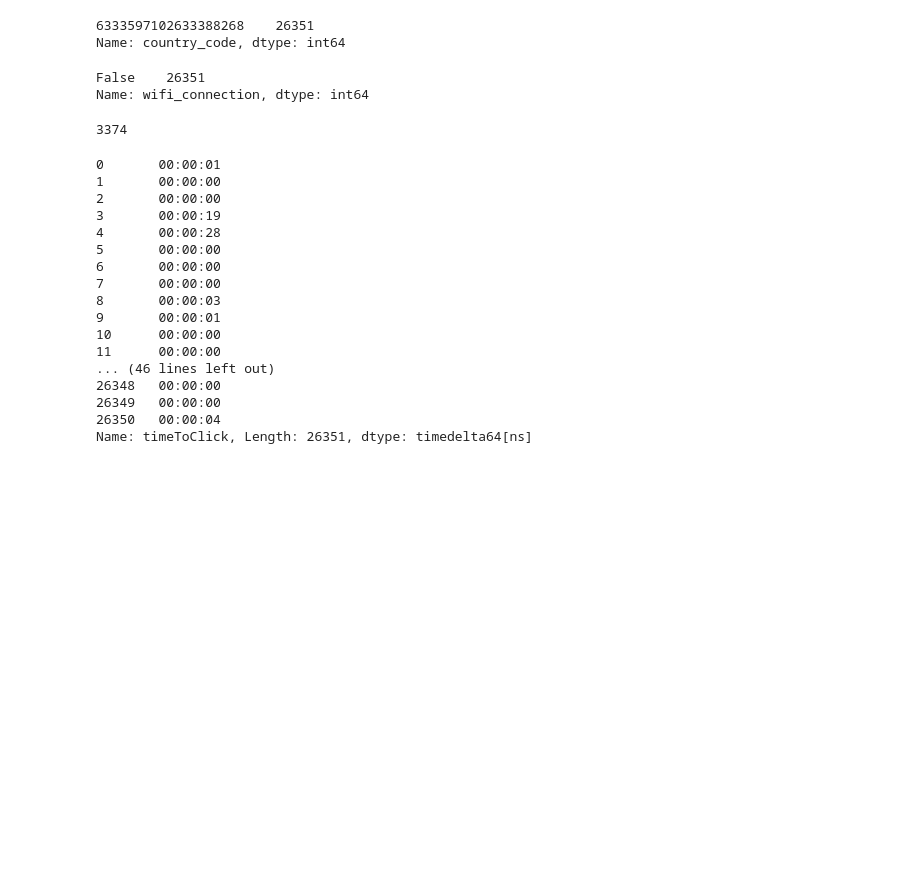
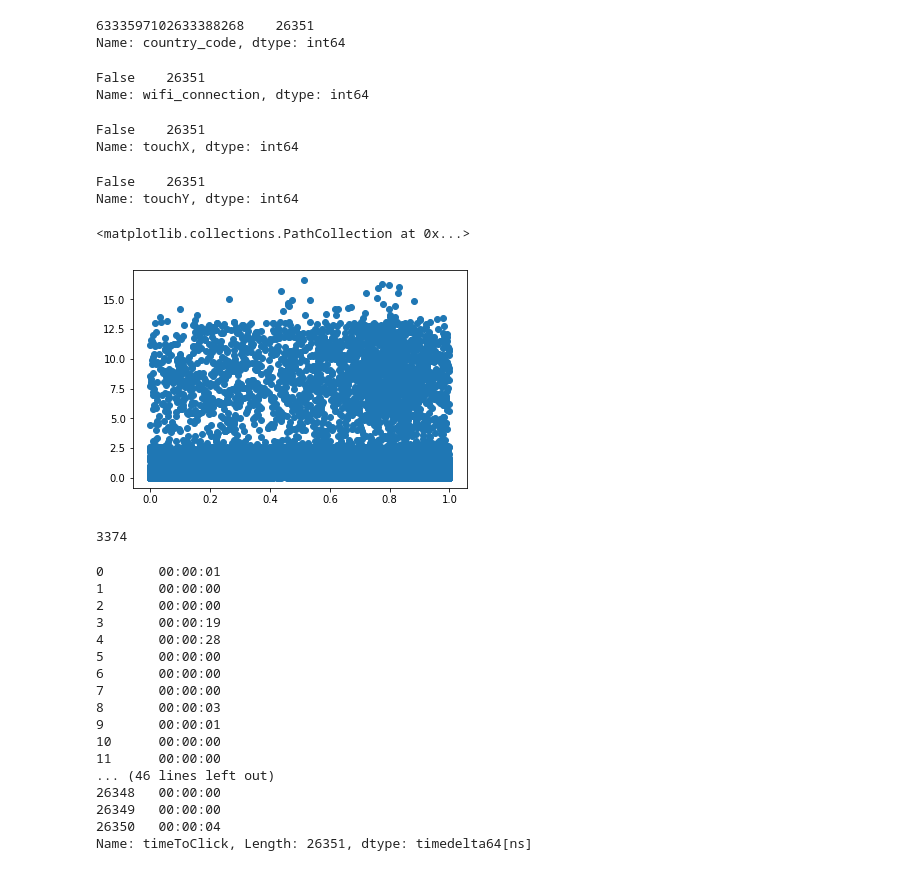
Before and after one commit to yanetrodriguez25/TpJampp, a Jupyter notebook: Tp1.ipynb, the cells around one changed output. Cells and saved outputs as stored; diff of their text form; code cells hidden in the pictures; blank space fills up the shorter version.

```diff
--- a/Tp1.ipynb
+++ b/Tp1.ipynb
@@ -234,6 +234,33 @@ df_clicks.wifi_connection.value_counts()
 # %% [output]
 False    26351
 Name: wifi_connection, dtype: int64
+# %%
+##-----------------------------------------------------------------------------------##
+## Podemos ver que para los valores de touchX y touchY hay 3340 valores nulos        ##
+## por lo que usaremos la información para realizar un gráfico de dispersión         ##
+## transformando los valores nulos a 0                                               ##
+##-----------------------------------------------------------------------------------##
+
+df_clicks.touchX.isnull().value_counts()
+# %% [output]
+False    26351
+Name: touchX, dtype: int64
+# %%
+df_clicks.touchY.isnull().value_counts()
+# %% [output]
+False    26351
+Name: touchY, dtype: int64
+# %%
+df_clicks.touchX = df_clicks.touchX.replace(np.NaN,0)
+df_clicks.touchY = df_clicks.touchY.replace(np.NaN,0)
+# %%
+plt.scatter(df_clicks.touchX, df_clicks['touchY'])
+
+## De acá observamos que la mayoría de los clicks si distribuyen en dos grupos, uno entre x=(0,1) e Y=(0,2.5) ##
+## y otro entre X=(0.7, 0.9) e Y=(5,10)                                                                       ##
+# %% [output]
+<matplotlib.collections.PathCollection at 0x...>
+[figure, added]
 # %%
 ##-----------------------------------------------------------------------------------##
 ## Observamos que hay varios registros con valores nulos en el campo "timeToClick",  ##
```
Also changed, not shown: parts of 4 cells of this notebook.
